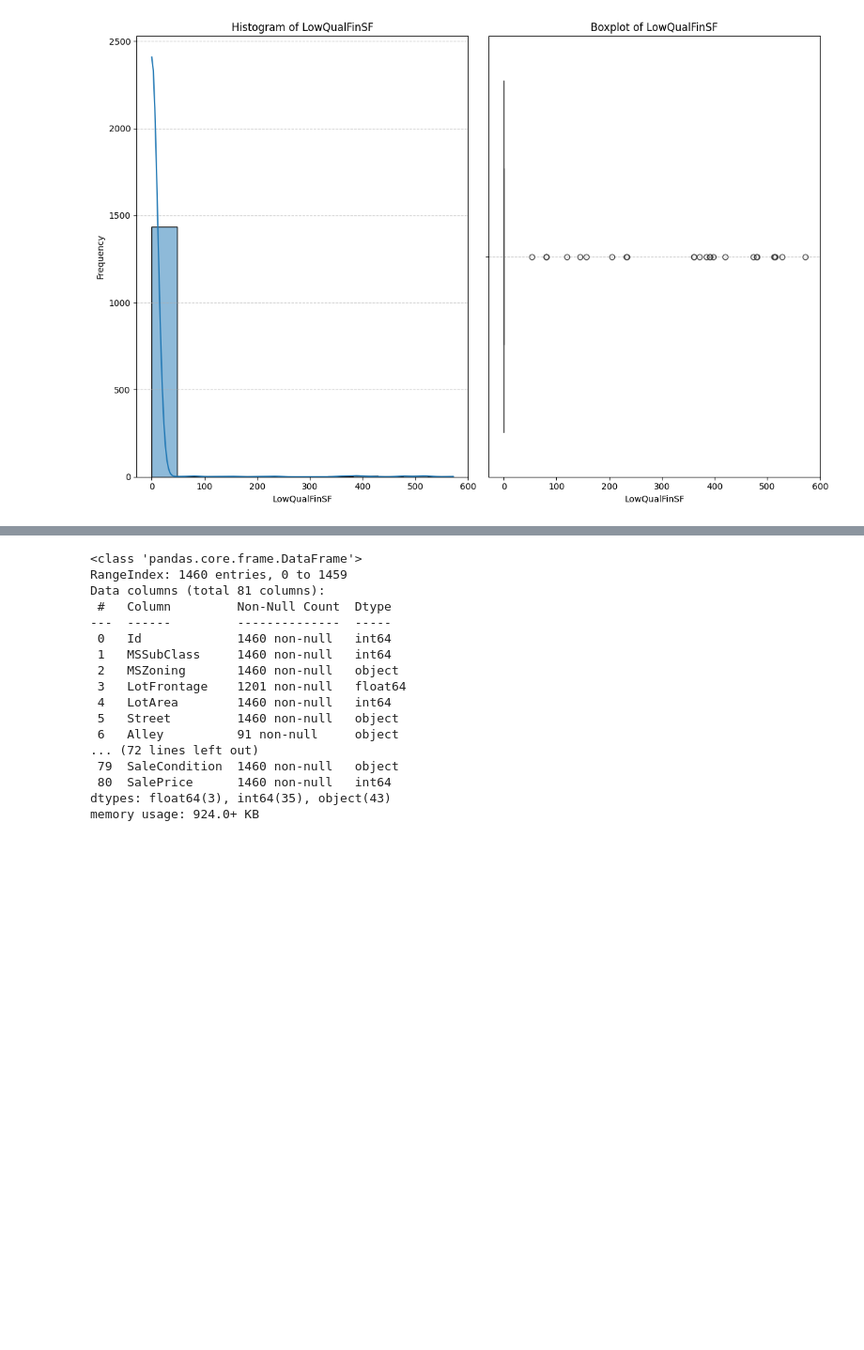
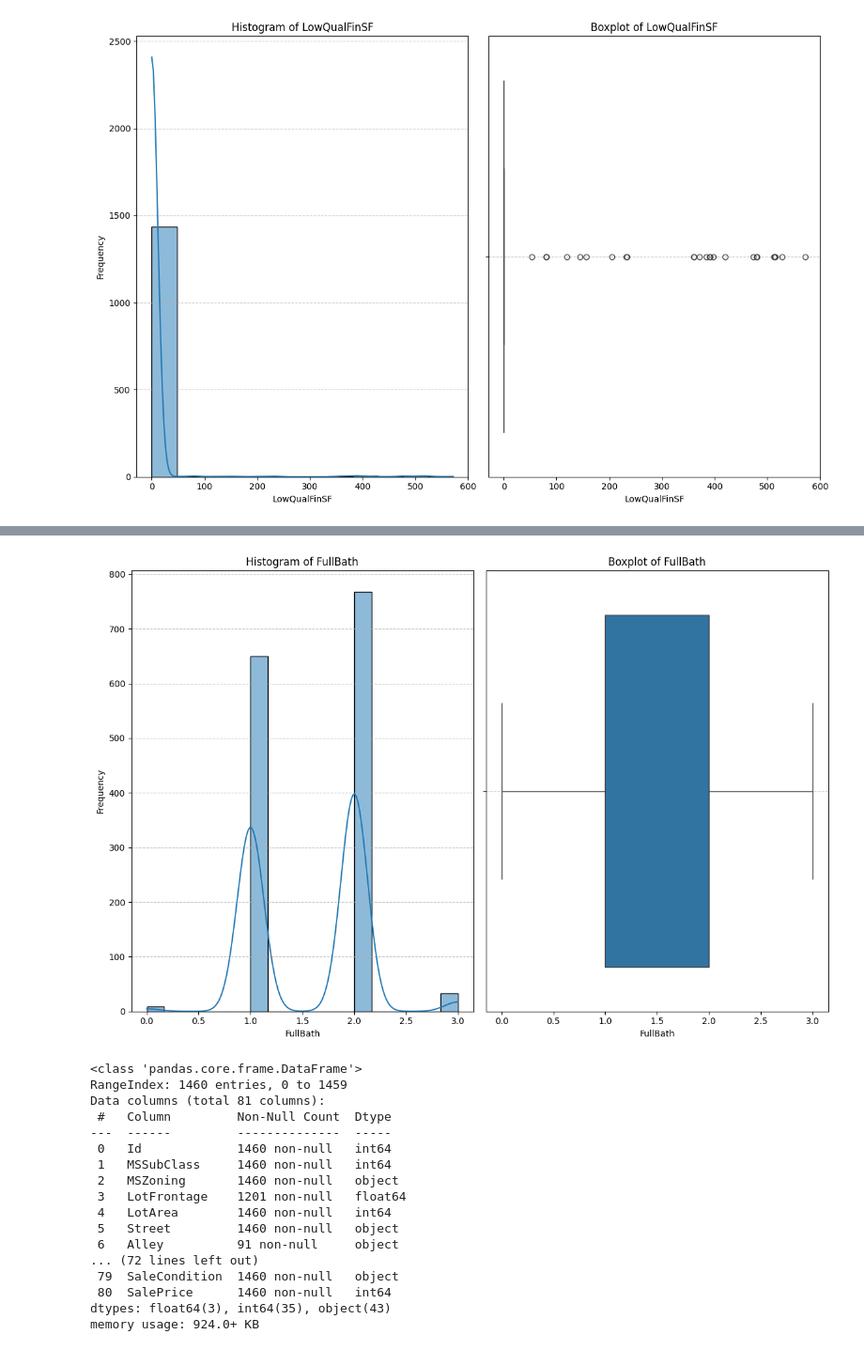
Before and after one commit to ktxdev/house-prices, a Jupyter notebook: analysis/EDA.ipynb, the cells around one changed output, grey strips where cells are left out. Shown at 94% size. Saved outputs shown, nothing was run; the diff lists cells and outputs as text; code cells hidden in the pictures; blank space fills up the shorter version.

```diff
--- a/analysis/EDA.ipynb
+++ b/analysis/EDA.ipynb
@@ -379,3 +427,7 @@ univariate_analyzer.analyze(df, 'LowQualFinSF')
+# %%
+univariate_analyzer.analyze(df, 'FullBath')
+# %% [output]
+[figure, added]
 # %%
 df.info()
 # %% [output]
```
Also changed, not shown: parts of 7 cells of this notebook.
